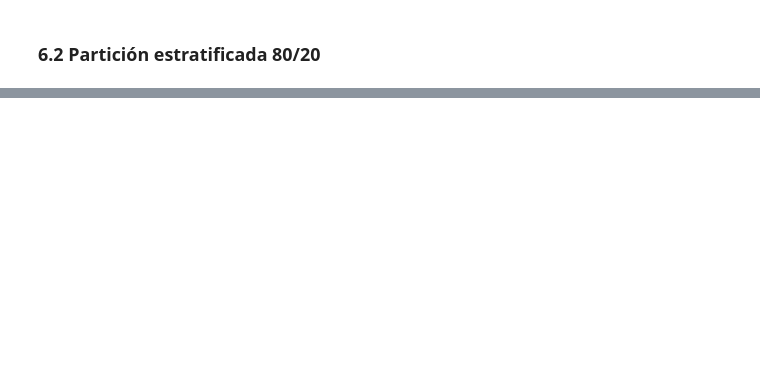
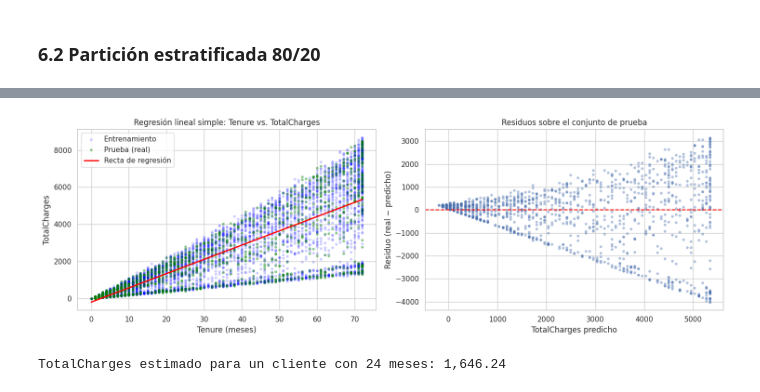
Before and after one commit to fedeiria/tpi-analisis-de-datos, a Jupyter notebook: notebooks/TPI_Analisis_de_Datos.ipynb, the cells around one changed output, grey strips where cells are left out. Cells and saved outputs as stored; diff of their text form; code cells hidden in the pictures; blank space fills up the shorter version.

```diff
--- a/notebooks/TPI_Analisis_de_Datos.ipynb
+++ b/notebooks/TPI_Analisis_de_Datos.ipynb
@@ -713,0 +1127,17 @@ _..._
+# %%
+pred_reg = reg.predict(Xr_test)
+
+# Referencia: predecir siempre el promedio de TotalCharges de train
+mae_base = mean_absolute_error(yr_test, np.full(len(yr_test), yr_train.mean()))
+
+metricas_reg = pd.DataFrame({
+    "Métrica": ["MAE", "MSE", "RMSE", "R²", "MAE si se predijera siempre el promedio"],
+    "Resultado": [
+        mean_absolute_error(yr_test, pred_reg),
+        mean_squared_error(yr_test, pred_reg),
+        np.sqrt(mean_squared_error(yr_test, pred_reg)),
+        r2_score(yr_test, pred_reg),
+        mae_base,
+    ],
+}).round(3)
+metricas_reg
@@ -713,0 +1151,30 @@ _..._
+# %%
+# Visualización: recta aprendida y residuos
+fig, axes = plt.subplots(1, 2, figsize=(15, 5))
+
+axes[0].scatter(Xr_train["Tenure"], yr_train, alpha=0.15, s=10, color="blue", label="Entrenamiento")
+axes[0].scatter(Xr_test["Tenure"], yr_test, alpha=0.35, s=10, color="green", label="Prueba (real)")
+orden = np.sort(df["Tenure"].unique()).reshape(-1, 1)
+axes[0].plot(orden, reg.predict(pd.DataFrame(orden, columns=["Tenure"])), color="red", linewidth=2, label="Recta de regresión")
+axes[0].set_xlabel("Tenure (meses)")
+axes[0].set_ylabel("TotalCharges")
+axes[0].set_title("Regresión lineal simple: Tenure vs. TotalCharges")
+axes[0].legend()
+
+residuos = yr_test - pred_reg
+axes[1].scatter(pred_reg, residuos, alpha=0.35, s=10)
+axes[1].axhline(0, color="red", linestyle="--")
+axes[1].set_xlabel("TotalCharges predicho")
+axes[1].set_ylabel("Residuo (real − predicho)")
+axes[1].set_title("Residuos sobre el conjunto de prueba")
+
+plt.tight_layout()
+plt.show()
+# %% [output]
+[figure, added]
+# %%
+# Uso del modelo con un cliente nuevo: 24 meses de antigüedad
+cliente_nuevo = pd.DataFrame({"Tenure": [24]})
+print(f"TotalCharges estimado para un cliente con 24 meses: {reg.predict(cliente_nuevo)[0]:,.2f}")
+# %% [output]
+TotalCharges estimado para un cliente con 24 meses: 1,646.24
```
Also changed, not shown: parts of 91 cells of this notebook.
